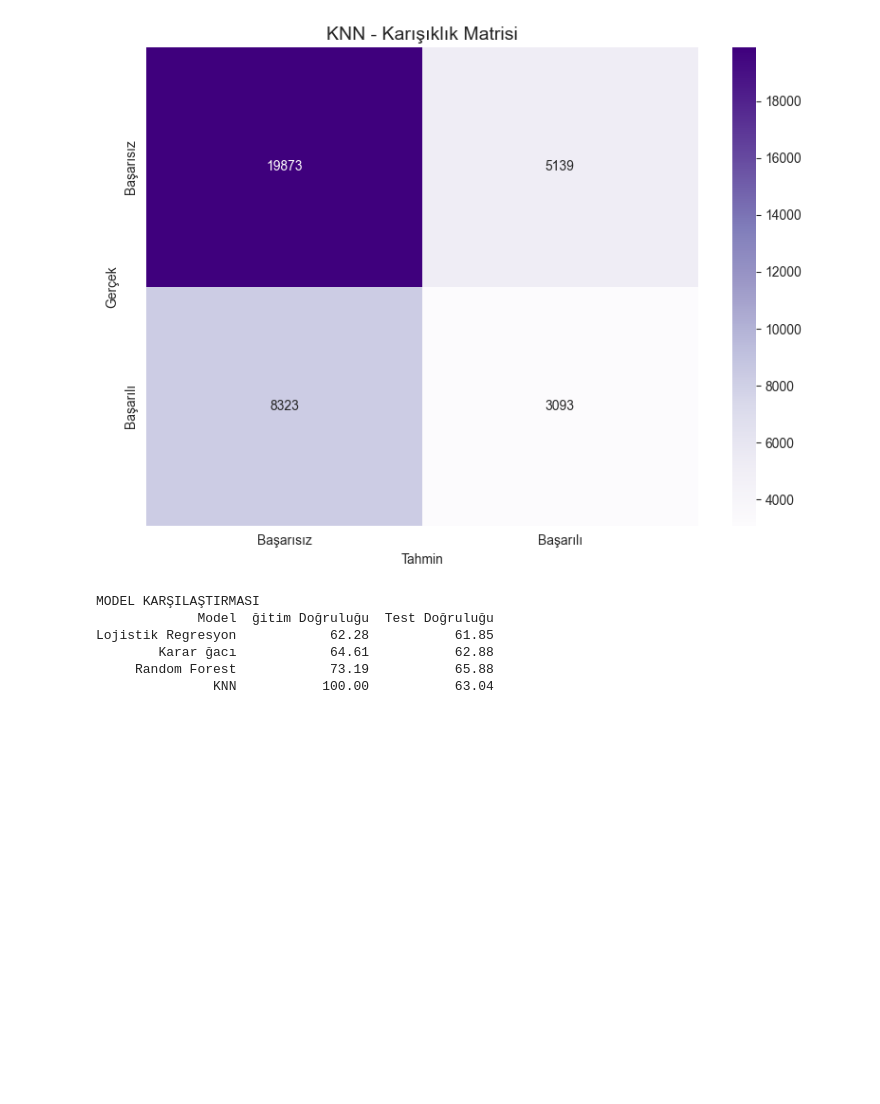
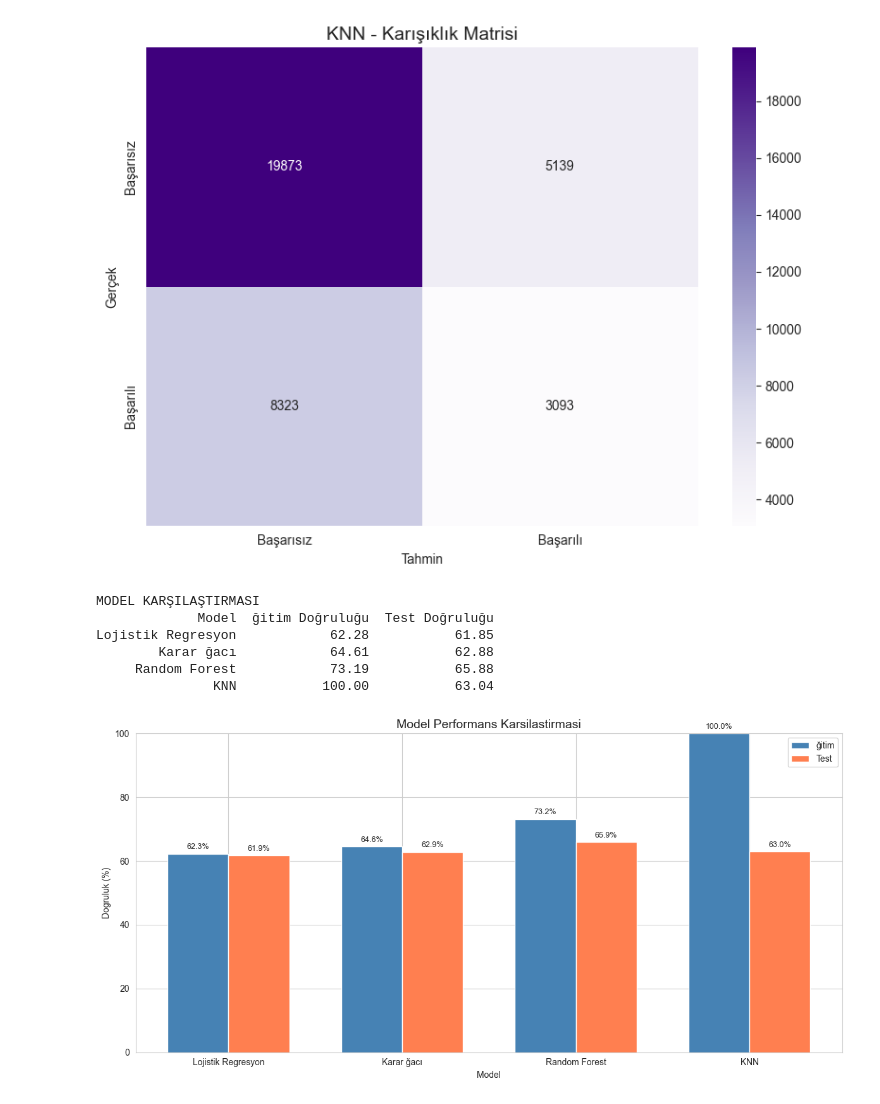
Before and after one commit to Rtur2003/Rtur2003-Data-Science---Python, a Jupyter notebook: Deneme.ipynb, the cells around one changed output. Drawn from its saved outputs; the diff is of its cells as text; code cells hidden in the pictures; blank space fills up the shorter version.

```diff
--- a/Deneme.ipynb
+++ b/Deneme.ipynb
@@ -1072,31 +1072,33 @@ Lojistik Regresyon            62.28           61.85
 # %%
 # Model karsilastirma grafigi
 fig, ax = plt.subplots(figsize=(12, 6))
 
 x = np.arange(len(model_sonuclari))
 width = 0.35
 
-bars1 = ax.bar(x - width/2, model_sonuclari['Egitim Dogrulugu'], width, label='Egitim', color='steelblue')
-bars2 = ax.bar(x + width/2, model_sonuclari['Test Dogrulugu'], width, label='Test', color='coral')
+bars1 = ax.bar(x - width/2, model_sonuclari['ğitim Doğruluğu'], width, label='ğitim', color='steelblue')
+bars2 = ax.bar(x + width/2, model_sonuclari['Test Doğruluğu'], width, label='Test', color='coral')
 
 ax.set_xlabel('Model')
 ax.set_ylabel('Dogruluk (%)')
 ax.set_title('Model Performans Karsilastirmasi', fontsize=14)
 ax.set_xticks(x)
 ax.set_xticklabels(model_sonuclari['Model'])
 ax.legend()
 ax.set_ylim(0, 100)
 
 # Degerleri barlarin uzerine yazalim
 for bar in bars1:
     height = bar.get_height()
     ax.annotate(f'{height:.1f}%', xy=(bar.get_x() + bar.get_width() / 2, height),
                 xytext=(0, 3), textcoords="offset points", ha='center', va='bottom', fontsize=9)
 
 for bar in bars2:
     height = bar.get_height()
     ax.annotate(f'{height:.1f}%', xy=(bar.get_x() + bar.get_width() / 2, height),
                 xytext=(0, 3), textcoords="offset points", ha='center', va='bottom', fontsize=9)
 
 plt.tight_layout()
 plt.show()
+# %% [output]
+[figure, added]
```
Also changed, not shown: parts of 5 cells of this notebook.
